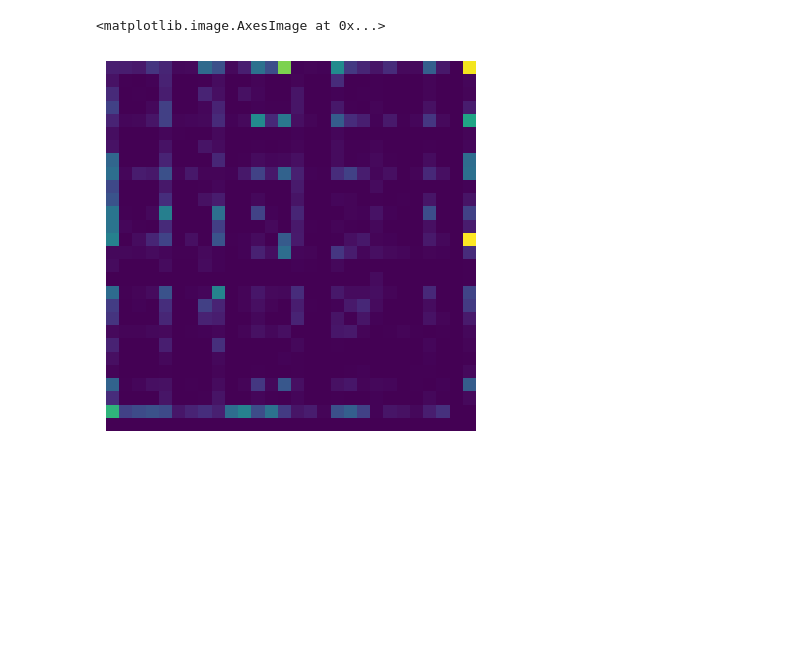
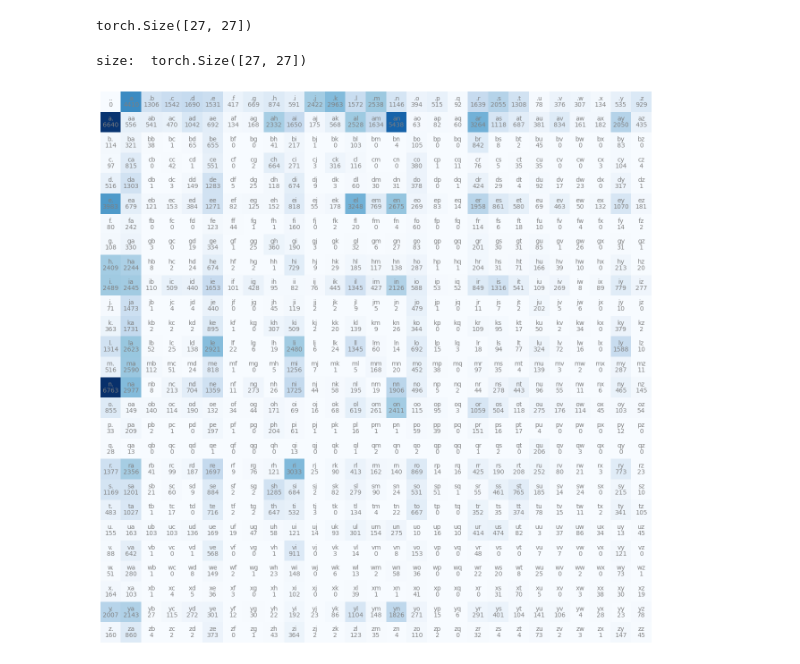
Before and after one commit to amar-jay/karparthy, a Jupyter notebook: makemore/makemore.ipynb, the cells around one changed output. Saved outputs shown, nothing was run; the diff lists cells and outputs as text; code cells hidden in the pictures; blank space fills up the shorter version.

```diff
--- a/makemore/makemore.ipynb
+++ b/makemore/makemore.ipynb
@@ -45,15 +50,16 @@ min bigram occurance:  (('z', 'x'), 1)
 # %%
-#import torch
-N = []
+import torch
+# N = np.array([])
 
 # a replacement until pytorch starts to work again
-for i in range(28):
-    N.append([])
-    for j in range(28):
-        N[i].append(1) # for smoothening the array
-assert len(N) == 28
-assert len(N[0]) == 28
-#N = torch.zeros((28, 28), dtype=torch.int32)
+# for i in range(28):
+#     N.append([])
+#     for j in range(28):
+#         N[i].append(1) # for smoothening the array
+# assert len(N) == 28
+# assert len(N[0]) == 28
+
+N = torch.zeros((chars_count, chars_count), dtype=torch.int32)
 
 atoi = {ch:i for i,ch in enumerate(chars)}
 itoa = {i:ch for i,ch in enumerate(chars)}
@@ -61,13 +67,33 @@ itoa = {i:ch for i,ch in enumerate(chars)}
 for name in names:
 	for ch1, ch2 in zip(name, name[1:]):
 		ix1, ix2 = atoi[ch1], atoi[ch2]
-		N[ix1][ix2] += 1
+		N[ix1,ix2] += 1
+
+print(N.size())
+# %% [output]
+torch.Size([27, 27])
-# %%
-import matplotlib.pyplot as plt
-
-%matplotlib inline
-plt.axis("off")
-plt.imshow(N)
-# %% [output]
-<matplotlib.image.AxesImage at 0x...>
-[figure, removed]
+# %%
+import matplotlib.pyplot as plt
+%matplotlib inline
+# visualization
+def visualize(S, size=chars_count, dtype="int", skip=[]):
+    plt.figure(figsize=(16,16))
+    print("size: ", S.size())
+    plt.imshow(S, cmap='Blues')
+
+    for i in range(size):
+        for j in range(size):
+            chstr = itoa[i ] + itoa[j]
+            plt.text(j, i, chstr, ha="center", va="bottom", color='gray')
+            if dtype=="float":
+                plt.text(j, i, f"{S[i,j].item():.3f}", ha="center", va="top", color='gray')
+            else:
+               plt.text(j, i, f"{S[i,j].item()}", ha="center", va="top", color='gray')
+
+
+    plt.axis('off');
+
+visualize(N)
+# %% [output]
+size:  torch.Size([27, 27])
+[figure, added]
```
Also changed, not shown: parts of 20 cells of this notebook, 2 other files.
